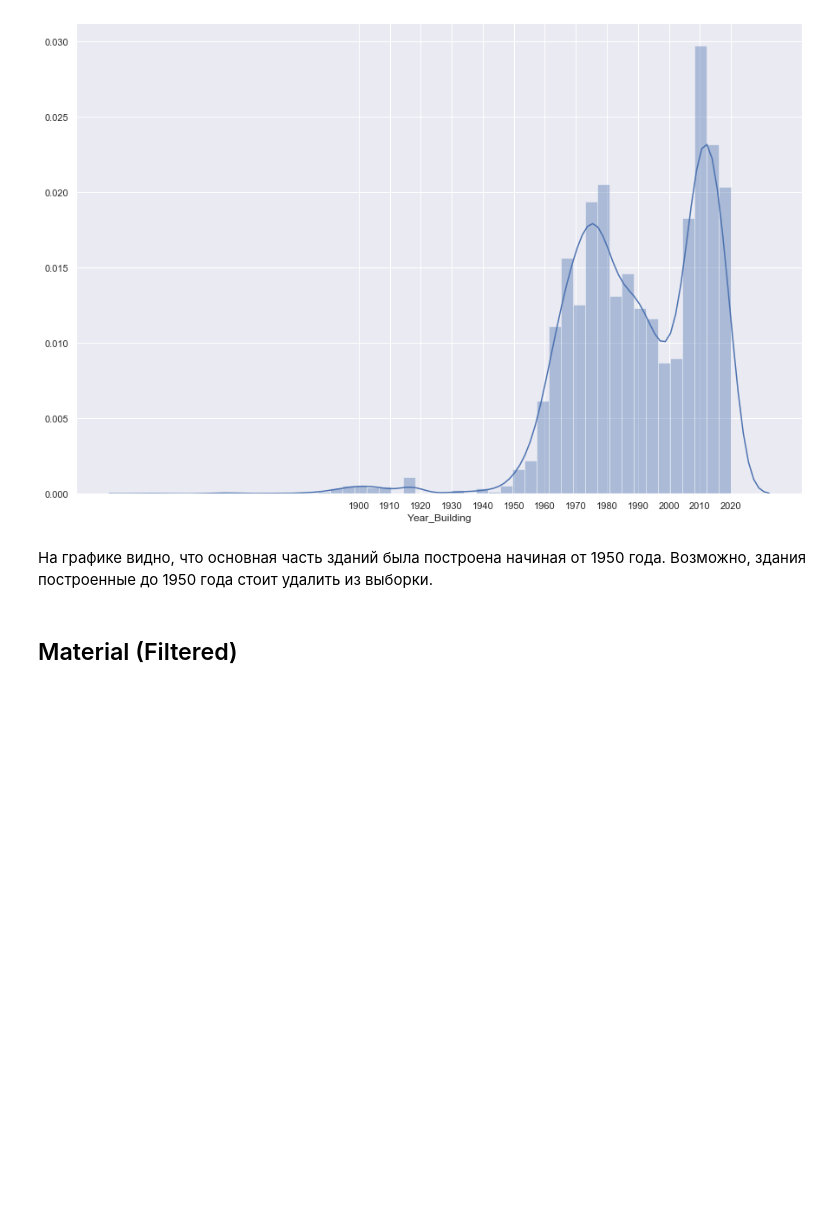
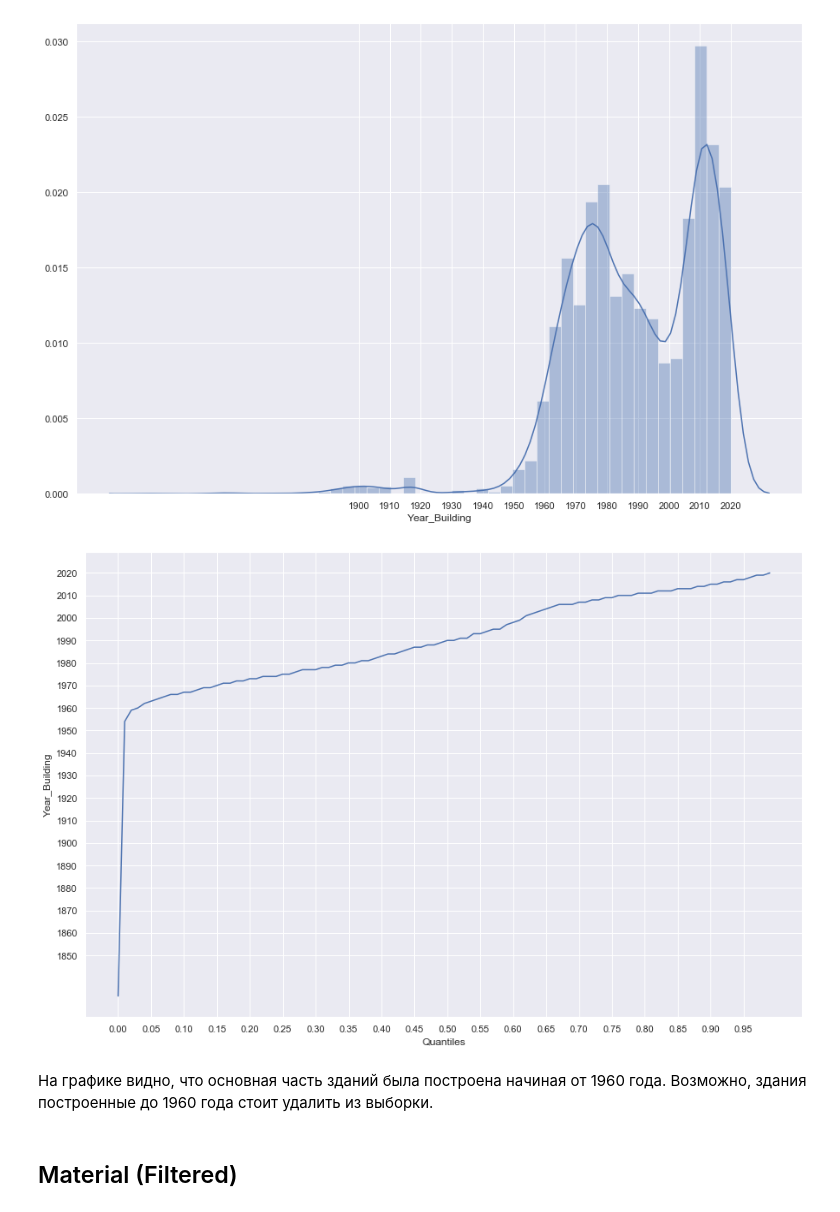
Before and after one commit to balov-oa/Exploratory-Data-Analysis, a Jupyter notebook: Data Processing.ipynb, the cells around one changed output. Cells and saved outputs as stored; diff of their text form; code cells hidden in the pictures; blank space fills up the shorter version.

```diff
--- a/Data Processing.ipynb
+++ b/Data Processing.ipynb
@@ -457,8 +474,13 @@ plot = sns.distplot(df['Year_Building'])
 plot.set_xticks(np.arange(1900, 2021,10));
 # %% [output]
 [figure]
+# %%
+plot = quantile_values_plot(df, 'Year_Building')
+plot.set_yticks(np.arange(1850, 2025, 10));
+# %% [output]
+[figure, added]
 # %% [markdown]
-На графике видно, что основная часть зданий была построена начиная от 1950 года. Возможно, здания построенные до 1950 года стоит удалить из выборки.
+На графике видно, что основная часть зданий была построена начиная от 1960 года. Возможно, здания построенные до 1960 года стоит удалить из выборки.
 # %% [markdown]
 ## Material (Filtered)
 # %%
```
Also changed, not shown: parts of 29 cells of this notebook.
